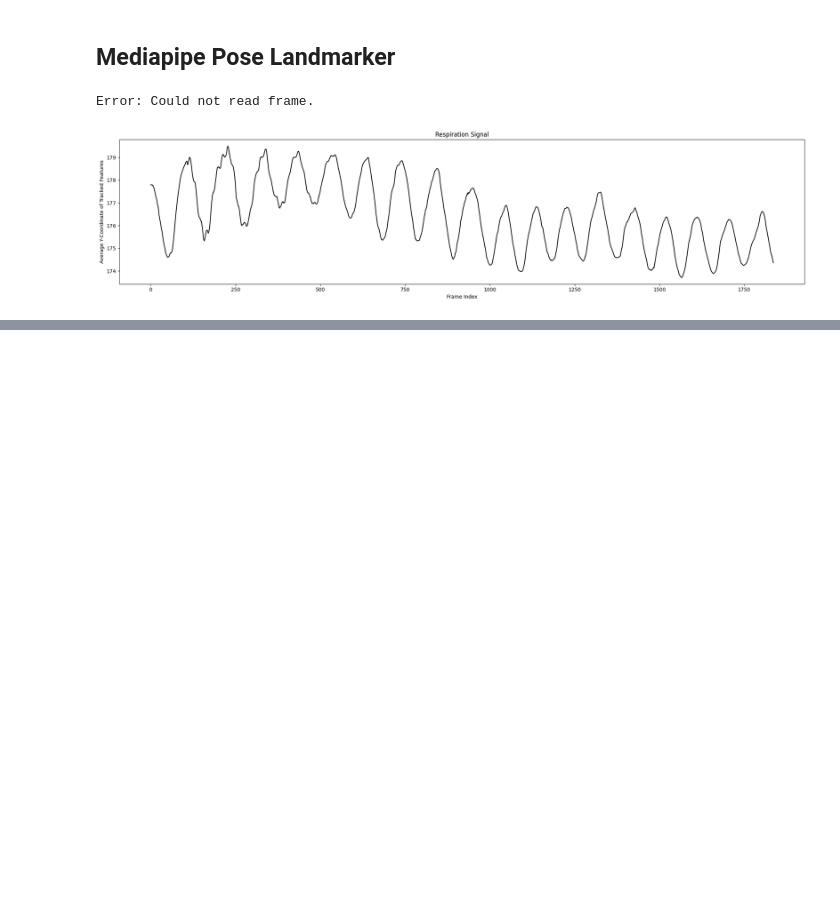
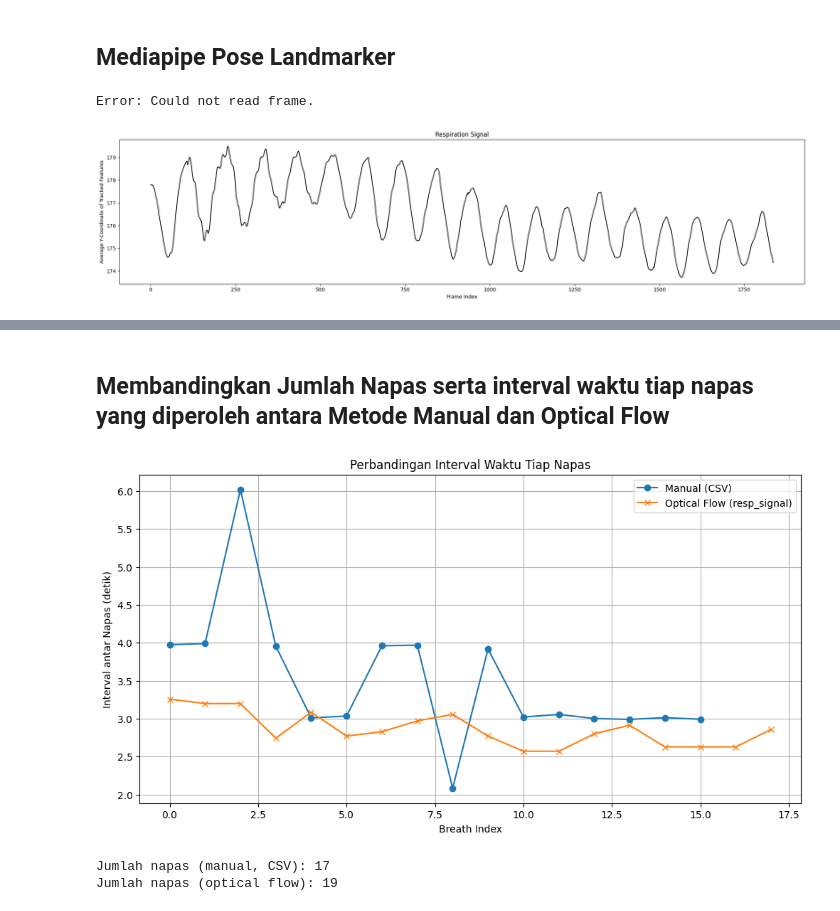
Before and after one commit to bintangfikrif/DSP, a Jupyter notebook: ho3/122140008.ipynb, the cells around one changed output, grey strips where cells are left out. Drawn from its saved outputs; the diff is of its cells as text; code cells hidden in the pictures; blank space fills up the shorter version.

```diff
--- a/ho3/122140008.ipynb
+++ b/ho3/122140008.ipynb
@@ -132,7 +132,7 @@ scaling_factor = 0.8 # Scaling factor for the bounding box
 # %%
 try:
     ## Load the Video
-    file_path = os.path.join("Bintang_resp.mp4") ## Path to the video file
+    file_path = os.path.join("media/Bintang_resp.mp4") ## Path to the video file
 
     ## Put 0 to use the camera, or use the video file path for analyzing a video
     cap = cv2.VideoCapture(file_path)
@@ -402,7 +402,7 @@ def initialize_features(frame):
 # %%
 try:
     ## Load the Video
-    file_path = os.path.join("Bintang_resp.mp4") ## Path to the video file
+    file_path = os.path.join("media/Bintang_resp.mp4") ## Path to the video file
 
     ## Put 0 to use the camera, or use the video file path for analyzing a video
     cap = cv2.VideoCapture(file_path)
@@ -503,0 +524,39 @@ Index(['Nafas-ke', 'Second', 'Milisecond'], dtype='object')
+# %% [markdown]
+## Membandingkan Jumlah Napas serta interval waktu tiap napas yang diperoleh antara Metode Manual dan Optical Flow
+# %%
+from scipy.signal import find_peaks
+
+# Hitung puncak pada resp_signal (asumsi 1 puncak = 1 napas)
+peaks_resp, _ = find_peaks(resp_signal, distance=fs*2)  # asumsi minimal 2 detik antar napas
+
+# Hitung jumlah napas dari sinyal optical flow (berdasarkan jumlah puncak)
+jumlah_nafas_optflow = len(peaks_resp)
+
+# Hitung waktu (detik) untuk tiap puncak pada resp_signal
+times_resp = np.array(peaks_resp) / fs
+intervals_resp = np.diff(times_resp)
+
+# Hitung jumlah napas dari data manual (CSV)
+jumlah_nafas_manual = df['Nafas-ke'].max()
+
+# Hitung interval waktu antar napas dari data manual (CSV)
+intervals_manual = df['Time (s)'].diff().dropna().values
+
+# Plot perbandingan interval
+plt.figure(figsize=(12, 6))
+plt.plot(intervals_manual, label='Manual (CSV)', marker='o')
+plt.plot(intervals_resp, label='Optical Flow (resp_signal)', marker='x')
+plt.xlabel('Breath Index')
+plt.ylabel('Interval antar Napas (detik)')
+plt.title('Perbandingan Interval Waktu Tiap Napas')
+plt.legend()
+plt.grid(True)
+plt.show()
+
+# Tampilkan jumlah napas antara metode optical flow dan manual
+print(f"Jumlah napas (manual, CSV): {jumlah_nafas_manual}")
+print(f"Jumlah napas (optical flow): {jumlah_nafas_optflow}")
+# %% [output]
+[figure, added]
+Jumlah napas (manual, CSV): 17
+Jumlah napas (optical flow): 19
```
Also changed, not shown: parts of 5 cells of this notebook, 3 other files.
